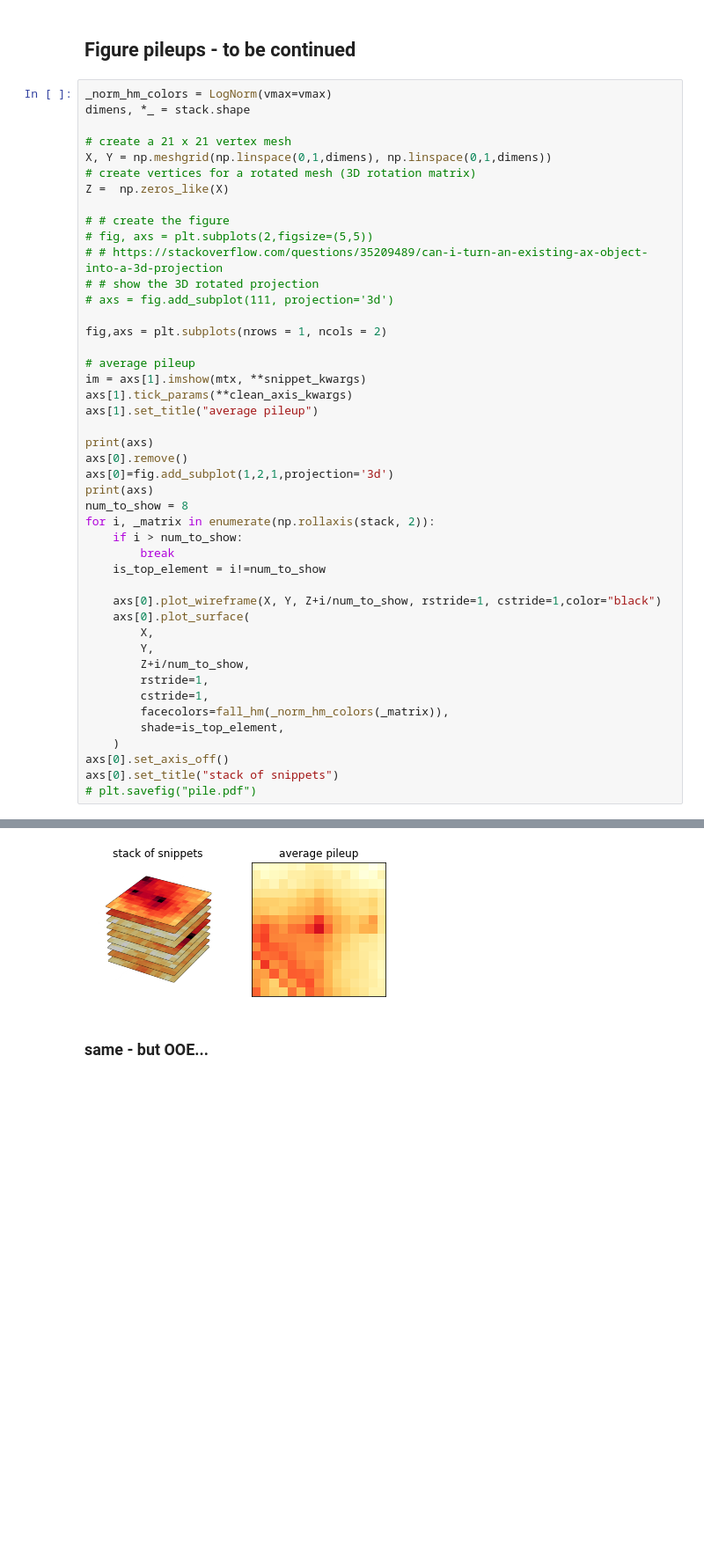
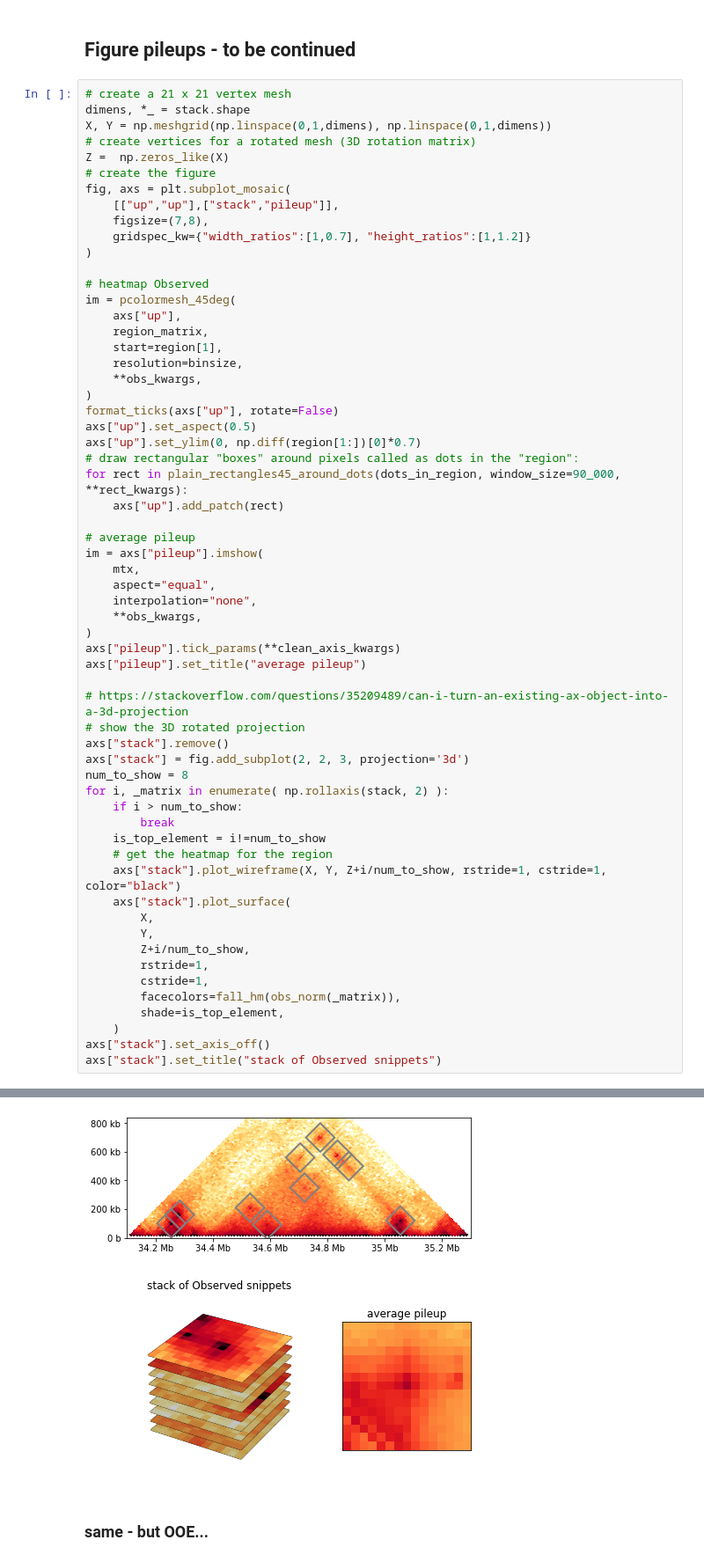
Before and after one commit to open2c/open2c_vignettes, a Jupyter notebook: cooltools_manuscript/Figure_dots_n_pileups.ipynb, the cells around one changed output, grey strips where cells are left out. Shown at 88% size. Saved outputs shown, nothing was run; the diff lists cells and outputs as text; blank space fills up the shorter version.

Commit message:
update dots and pileups

```diff
--- a/cooltools_manuscript/Figure_dots_n_pileups.ipynb
+++ b/cooltools_manuscript/Figure_dots_n_pileups.ipynb
@@ -475,48 +484,63 @@ for ktype, kernel in kernels_round.items():
 # %% [markdown]
 ## Figure pileups - to be continued
 # %%
-_norm_hm_colors = LogNorm(vmax=vmax)
+# create a 21 x 21 vertex mesh
 dimens, *_ = stack.shape
-
-# create a 21 x 21 vertex mesh
 X, Y = np.meshgrid(np.linspace(0,1,dimens), np.linspace(0,1,dimens))
 # create vertices for a rotated mesh (3D rotation matrix)
 Z =  np.zeros_like(X)
+# create the figure
+fig, axs = plt.subplot_mosaic(
+    [["up","up"],["stack","pileup"]],
+    figsize=(7,8),
+    gridspec_kw={"width_ratios":[1,0.7], "height_ratios":[1,1.2]}
+)
 
-# # create the figure
-# fig, axs = plt.subplots(2,figsize=(5,5))
-# # https://stackoverflow.com/questions/35209489/can-i-turn-an-existing-ax-object-into-a-3d-projection
-# # show the 3D rotated projection
-# axs = fig.add_subplot(111, projection='3d')
-
-fig,axs = plt.subplots(nrows = 1, ncols = 2)
+# heatmap Observed
+im = pcolormesh_45deg(
+    axs["up"],
+    region_matrix,
+    start=region[1],
+    resolution=binsize,
+    **obs_kwargs,
+)
+format_ticks(axs["up"], rotate=False)
+axs["up"].set_aspect(0.5)
+axs["up"].set_ylim(0, np.diff(region[1:])[0]*0.7)
+# draw rectangular "boxes" around pixels called as dots in the "region":
+for rect in plain_rectangles45_around_dots(dots_in_region, window_size=90_000, **rect_kwargs):
+    axs["up"].add_patch(rect)
 
 # average pileup
-im = axs[1].imshow(mtx, **snippet_kwargs)
-axs[1].tick_params(**clean_axis_kwargs)
-axs[1].set_title("average pileup")
+im = axs["pileup"].imshow(
+    mtx,
+    aspect="equal",
+    interpolation="none",
+    **obs_kwargs,
+)
+axs["pileup"].tick_params(**clean_axis_kwargs)
+axs["pileup"].set_title("average pileup")
 
-print(axs)
-axs[0].remove()
-axs[0]=fig.add_subplot(1,2,1,projection='3d')
-print(axs)
+# https://stackoverflow.com/questions/35209489/can-i-turn-an-existing-ax-object-into-a-3d-projection
+# show the 3D rotated projection
+axs["stack"].remove()
+axs["stack"] = fig.add_subplot(2, 2, 3, projection='3d')
 num_to_show = 8
-for i, _matrix in enumerate(np.rollaxis(stack, 2)):
+for i, _matrix in enumerate( np.rollaxis(stack, 2) ):
     if i > num_to_show:
         break
     is_top_element = i!=num_to_show
-
-    axs[0].plot_wireframe(X, Y, Z+i/num_to_show, rstride=1, cstride=1,color="black")
-    axs[0].plot_surface(
+    # get the heatmap for the region
+    axs["stack"].plot_wireframe(X, Y, Z+i/num_to_show, rstride=1, cstride=1, color="black")
+    axs["stack"].plot_surface(
         X,
         Y,
         Z+i/num_to_show,
         rstride=1,
         cstride=1,
-        facecolors=fall_hm(_norm_hm_colors(_matrix)),
+        facecolors=fall_hm(obs_norm(_matrix)),
         shade=is_top_element,
     )
-axs[0].set_axis_off()
-axs[0].set_title("stack of snippets")
-# plt.savefig("pile.pdf")
+axs["stack"].set_axis_off()
+axs["stack"].set_title("stack of Observed snippets")
 # %% [output]
@@ -526,4 +548,4 @@ Text(0.5, 0.92, 'stack of snippets')
-[figure, old version]
+[figure, new version]
 # %% [markdown]
 ### same - but OOE...
 # %%
```
Also changed, not shown: parts of 11 cells of this notebook.
